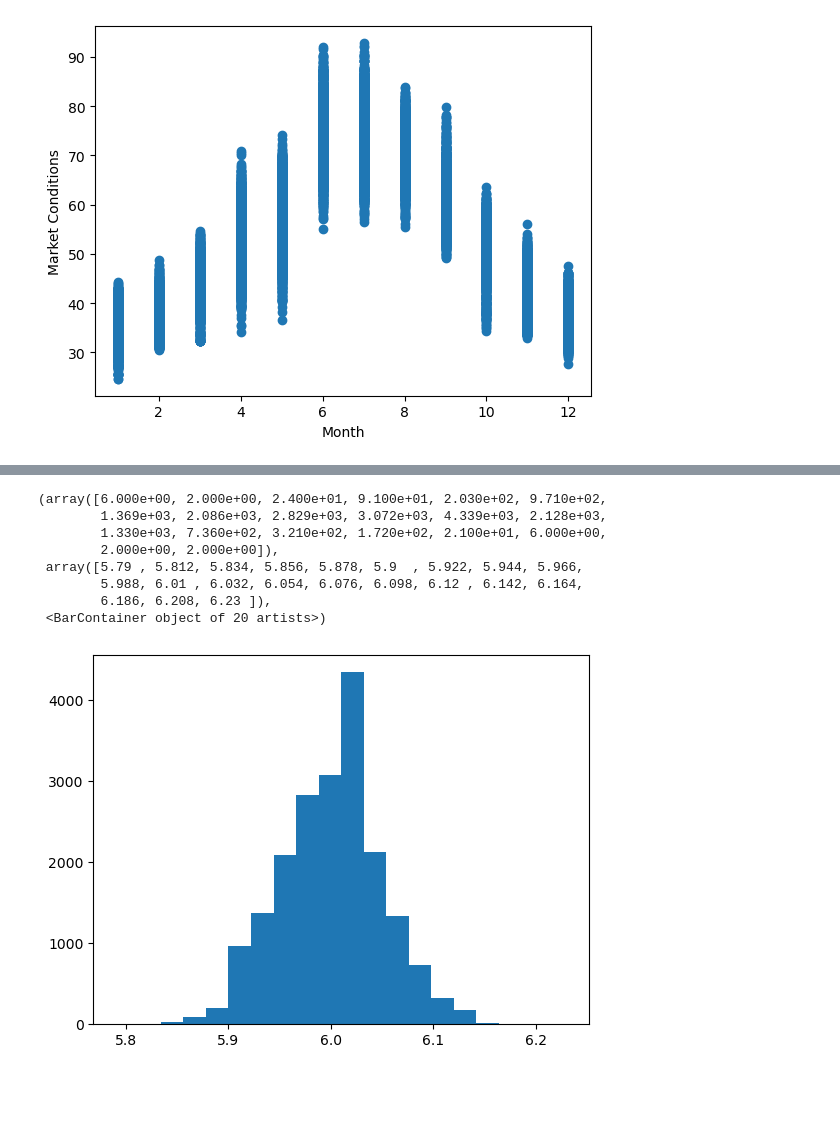
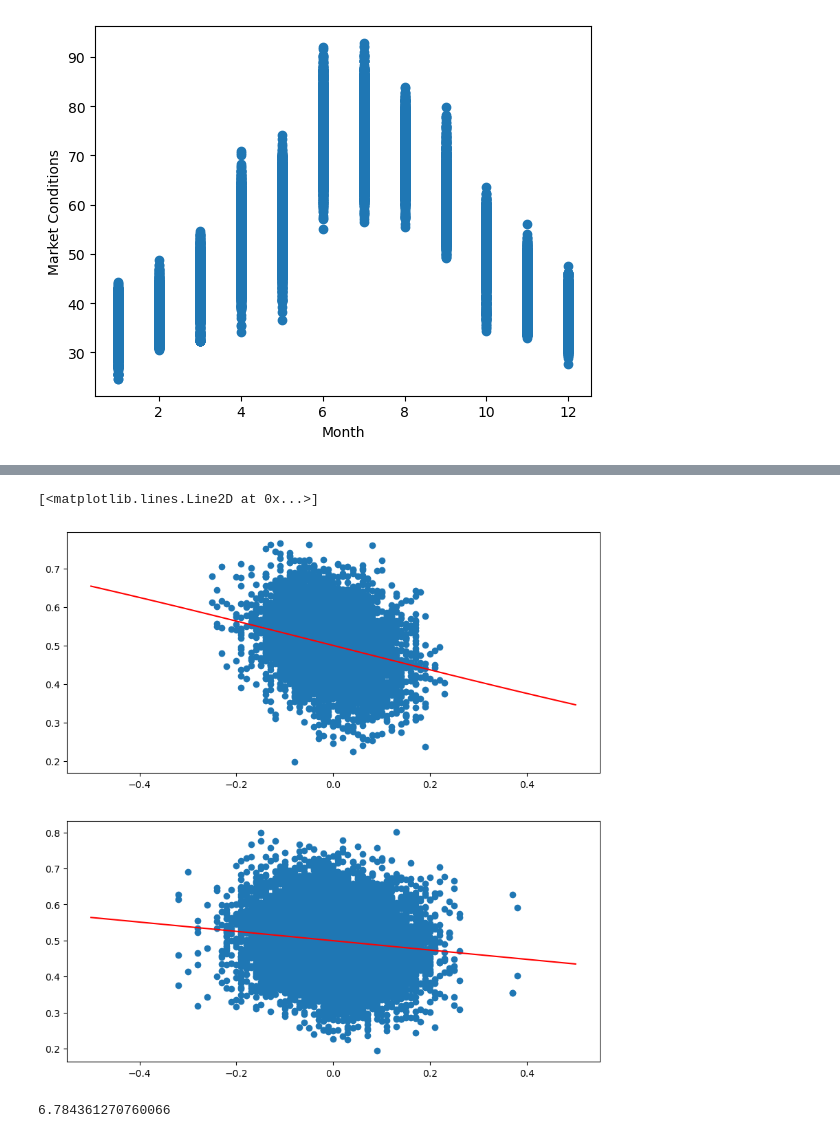
Before and after one commit to Vileh/UCL_Pricing_Algorithm_Research_Study, a Jupyter notebook: eda.ipynb, the cells around one changed output, grey strips where cells are left out. Drawn from its saved outputs; the diff is of its cells as text; code cells hidden in the pictures; blank space fills up the shorter version.

```diff
--- a/eda.ipynb
+++ b/eda.ipynb
@@ -143,7 +71,15 @@ plt.hist(data.loc[(data['price_diff']==0)]['output_own_share'], bins=20)
 # %%
+# Sigmoid mu Normal MLE
 def log_likelihood(params):
-    mu = 1/ (1 + np.exp(-( params[0] + params[1] * data['price_diff'])))
-    sigma = params[2]
+    mu = 1/ (1 + np.exp(-( params[0] + params[1] * data['bool_week_day'] + params[2] * data['price_diff'] + params[3] * data['price_diff'] * data['bool_week_day'])))
+    sigma = params[4]
     n = len(data)
     ll = n/2 * np.log(sigma**2 * 2 * np.pi) + 1/ (2 * sigma**2) * sum((data['output_own_share'] - mu)**2)
     return ll
+
+import scipy.optimize as opt
+
+params_init = np.array([1, 1, 1, 1, 1])
+results_mle = opt.minimize(log_likelihood, params_init)
+
+results_mle.x
@@ -208,12 +89,25 @@ plt.scatter(data['output_own_price'].shift(1), data['output_comp_price'], c=data
-# %%
-plt.hist(data['output_own_cost'], bins=20)
-# %% [output]
-(array([6.000e+00, 2.000e+00, 2.400e+01, 9.100e+01, 2.030e+02, 9.710e+02,
-        1.369e+03, 2.086e+03, 2.829e+03, 3.072e+03, 4.339e+03, 2.128e+03,
-        1.330e+03, 7.360e+02, 3.210e+02, 1.720e+02, 2.100e+01, 6.000e+00,
-        2.000e+00, 2.000e+00]),
- array([5.79 , 5.812, 5.834, 5.856, 5.878, 5.9  , 5.922, 5.944, 5.966,
-        5.988, 6.01 , 6.032, 6.054, 6.076, 6.098, 6.12 , 6.142, 6.164,
-        6.186, 6.208, 6.23 ]),
- <BarContainer object of 20 artists>)
-[figure, removed]
+# %%
+data_weekend = data.loc[data['bool_week_day'] == 0]
+data_weekday = data.loc[data['bool_week_day'] == 1]
+line = np.linspace(-0.5, 0.5, 100)
+
+fig, ax = plt.subplots(2, 1, figsize=(10, 10))
+ax[0].scatter(data_weekend['price_diff'], data_weekend['output_own_share'])
+ax[0].plot(line, 1/(1+np.exp(-(results_mle.x[0] + results_mle.x[2] * line))), 'r')
+
+ax[1].scatter(data_weekday['price_diff'], data_weekday['output_own_share'])
+ax[1].plot(line, 1/(1+np.exp(-(results_mle.x[0] + results_mle.x[1] + (results_mle.x[2] + results_mle.x[3]) * line))), 'r')
+# %% [output]
+[<matplotlib.lines.Line2D at 0x...>]
+[figure, added]
+# %%
+try_cost = 6
+
+def model_one_price(cost, weekday=1):
+    if weekday:
+        return -1/(results_mle.x[2] + results_mle.x[3]) + cost
+    return -1/results_mle.x[2] + cost
+
+model_one_price(try_cost, weekday=0)
+# %% [output]
+6.784361270760066
```
Also changed, not shown: parts of 26 cells of this notebook.
